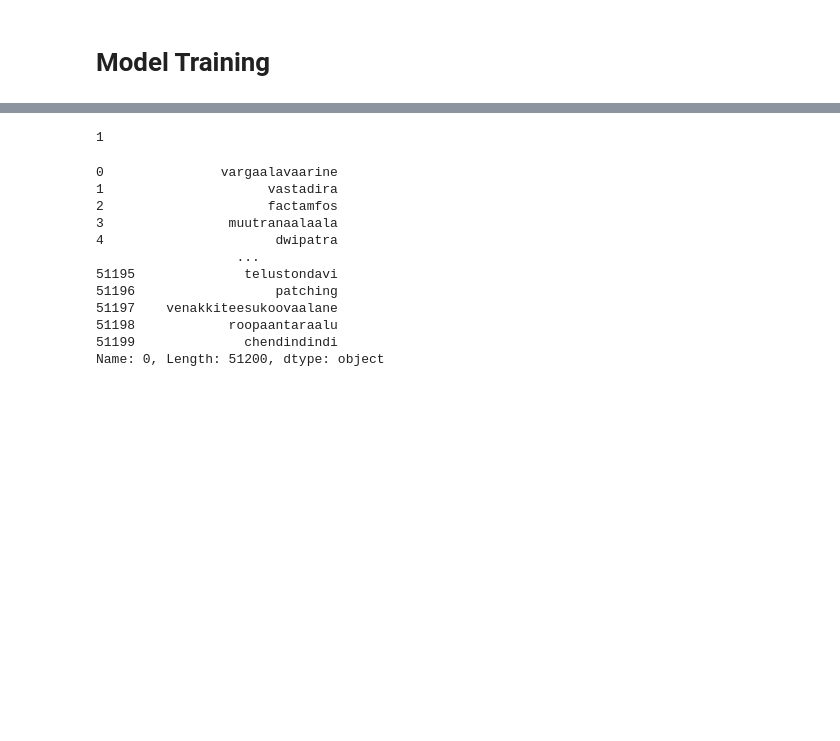
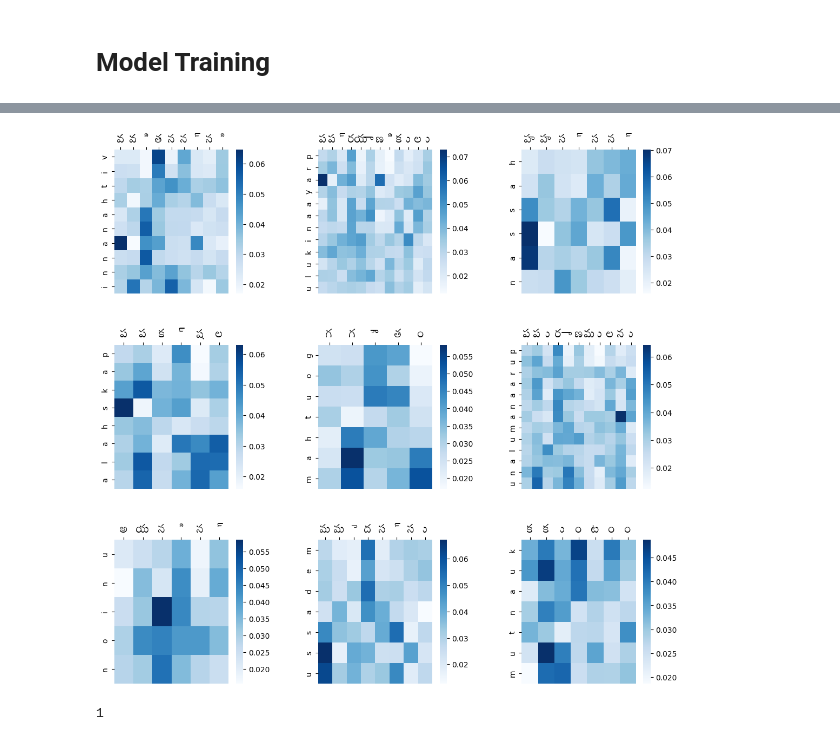
Before and after one commit to saisreeram-p/CS6910-Assignment03, a Jupyter notebook: DL_3.ipynb, the cells around one changed output, grey strips where cells are left out. Saved outputs shown, nothing was run; the diff lists cells and outputs as text; code cells hidden in the pictures; blank space fills up the shorter version.

```diff
--- a/DL_3.ipynb
+++ b/DL_3.ipynb
@@ -153,7 +148,17 @@ class Encoder(nn.Module):
 # Decoder
 # %%
 class Decoder(nn.Module):
+  ''' This is the model class used to define the Decoder structure and to train the neural network on given parameters'''
   def __init__(self,output_size,embedding_size,hidden_size,layers,cell_type,bidirectional,dropout):
+    '''
+      output_size: The size of the output vocabulary or the number of distinct tokens.
+      embedding_size: The size of the embedding vectors for each token.
+      hidden_size: The size of the hidden state of the RNN cell.
+      layers: The number of layers in the RNN.
+      cell_type: The type of the RNN cell (nn.RNN, nn.GRU, nn.LSTM).
+      bidirectional: A boolean flag indicating whether the RNN is bidirectional or not.
+      dropout: The dropout probability for the RNN layers
+    '''
     super(Decoder,self).__init__()
     self.cell_type = cell_type
     self.embedding = nn.Embedding(output_size,embedding_size)
@@ -163,7 +168,7 @@ class Decoder(nn.Module):
     else :
       self.out = nn.Linear(hidden_size,output_size)
 
-
+  # Forward method
   def forward(self,x,hidden):
     x = x.unsqueeze(1).transpose(0,1)
     embedding = self.embedding(x)
@@ -674,17 +1024,20 @@ class Attn2seq(pl.LightningModule):
 # %% [markdown]
 # Model Training
 # %%
+# Model Initialization
+
 model = Attn2seq(input_size = len(latin_chars), output_size = len(lang_chars),
-                embedding_size = 64, hidden_size = 256,encoder_layer_size = 1,
-                decoder_layer_size = 1,cell_type = nn.LSTM,
-
+                embedding_size = 64, hidden_size = 256,encoder_layer_size = 2,
+                decoder_layer_size = 2,cell_type = nn.LSTM,
                 beam_width = 1,dropout= 0.2,
                 bidirectional =True ,learning_rate = 0.001)
+# Device Selection
 model.to(device)
 
 
+# Trainer Initialization
 
-trainer = pl.Trainer(max_epochs = 20)
+trainer = pl.Trainer(max_epochs = 3)
 trainer.fit(model, train_dataloader,val_dataloader)
 # %% [output]
 INFO:pytorch_lightning.utilities.rank_zero:GPU available: True (cuda), used: True
@@ -815,21 +1141,28 @@ config= {
+# %%
+
+tel_font = FontProperties(fname = 'mandali/Mandali-Regular.ttf')
+
+
+fig, axes = plt.subplots(3, 3, figsize=(12,12))
+
+fig.tight_layout(pad=5.0)
+fig.subplots_adjust(top=0.90)
+axes = axes.ravel()
+
+for idx in range(9):
+
+    each_score = attn_weights[idx].cpu().detach().numpy()
+    sns.heatmap(each_score[1:len(input_w[idx])+1,:len(output[idx])], ax=axes[idx],cmap='Blues')
+    axes[idx].set_yticklabels(input_w[idx])
+    axes[idx].set_xticklabels(output[idx],fontproperties = tel_font,fontdict={'fontsize':16})
+    axes[idx].xaxis.tick_top()
+
+plt.show()
+# %% [output]
+[figure, added]
 # %%
 a = [1]
 # %%
 a[0]
 # %% [output]
 1
-# %%
-train_data[0]
-# %% [output]
-0               vargaalavaarine
-1                     vastadira
-2                     factamfos
-3                muutranaalaala
-4                      dwipatra
-                  ...
-51195              telustondavi
-51196                  patching
-51197    venakkiteesukoovaalane
-51198            roopaantaraalu
-51199              chendindindi
-Name: 0, Length: 51200, dtype: object
```
Also changed, not shown: parts of 37 cells of this notebook.
